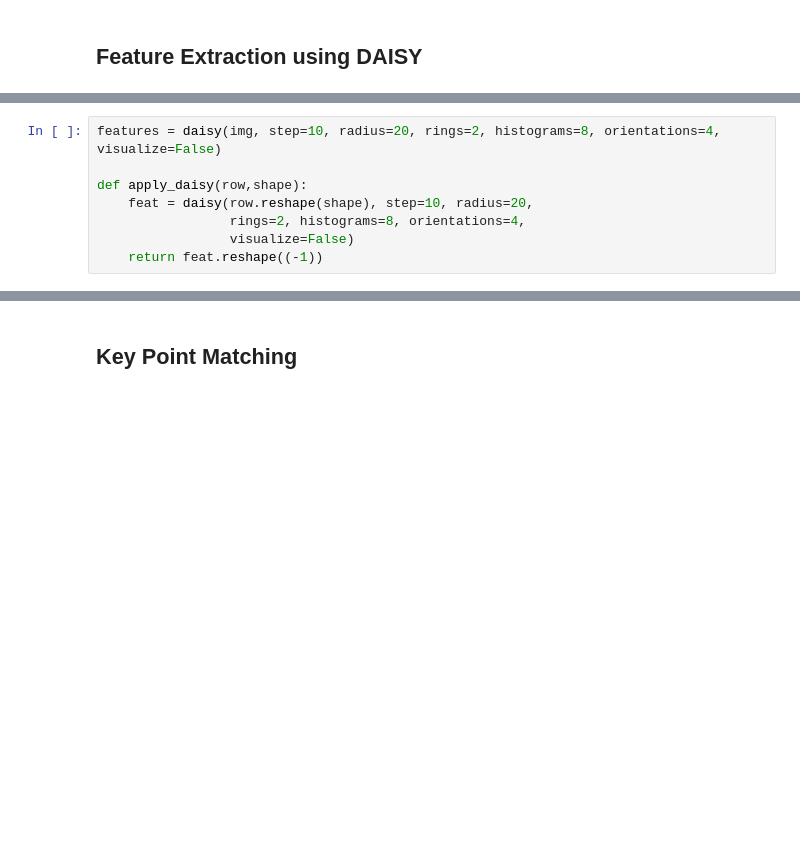
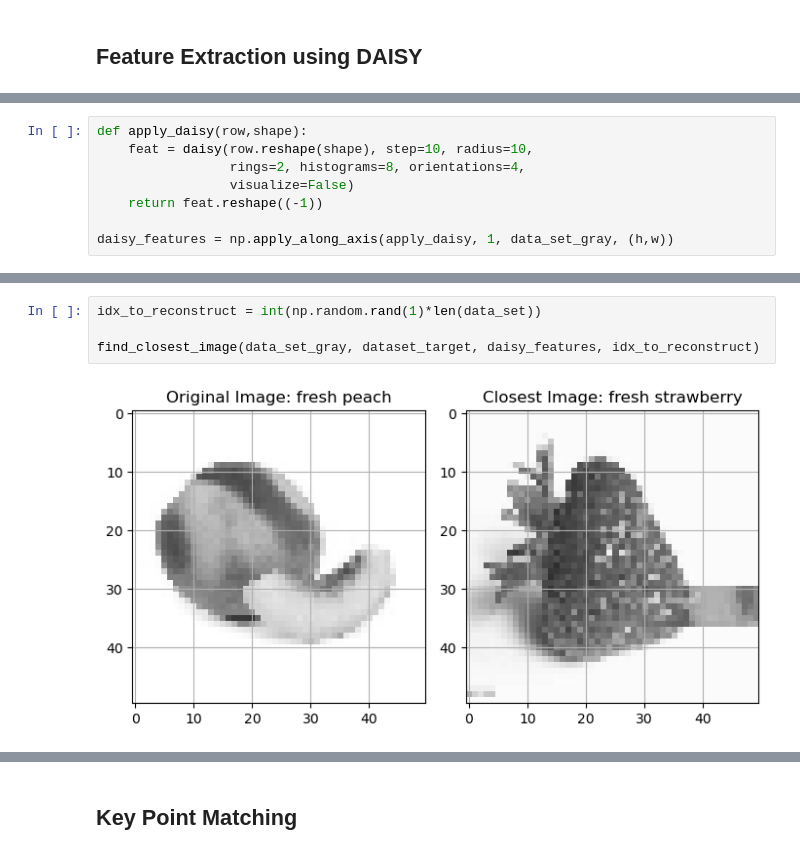
Before and after one commit to QuinnMatthews/MLinPyNotebooks, a Jupyter notebook: Lab Two/LabTwo.ipynb, the cells around one changed output, grey strips where cells are left out. Saved outputs shown, nothing was run; the diff lists cells and outputs as text; blank space fills up the shorter version.

```diff
--- a/Lab Two/LabTwo.ipynb
+++ b/Lab Two/LabTwo.ipynb
@@ -241,8 +244,8 @@ plt.show()
 # %%
-features = daisy(img, step=10, radius=20, rings=2, histograms=8, orientations=4, visualize=False)
-
 def apply_daisy(row,shape):
-    feat = daisy(row.reshape(shape), step=10, radius=20,
+    feat = daisy(row.reshape(shape), step=10, radius=10,
                  rings=2, histograms=8, orientations=4,
                  visualize=False)
     return feat.reshape((-1))
+
+daisy_features = np.apply_along_axis(apply_daisy, 1, data_set_gray, (h,w))
@@ -274,0 +281,6 @@ Its not looking like the DAISY features will be useful to us, but we will make a
+# %%
+idx_to_reconstruct = int(np.random.rand(1)*len(data_set))
+
+find_closest_image(data_set_gray, dataset_target, daisy_features, idx_to_reconstruct)
+# %% [output]
+[figure, added]
```
Also changed, not shown: parts of 18 cells of this notebook.
